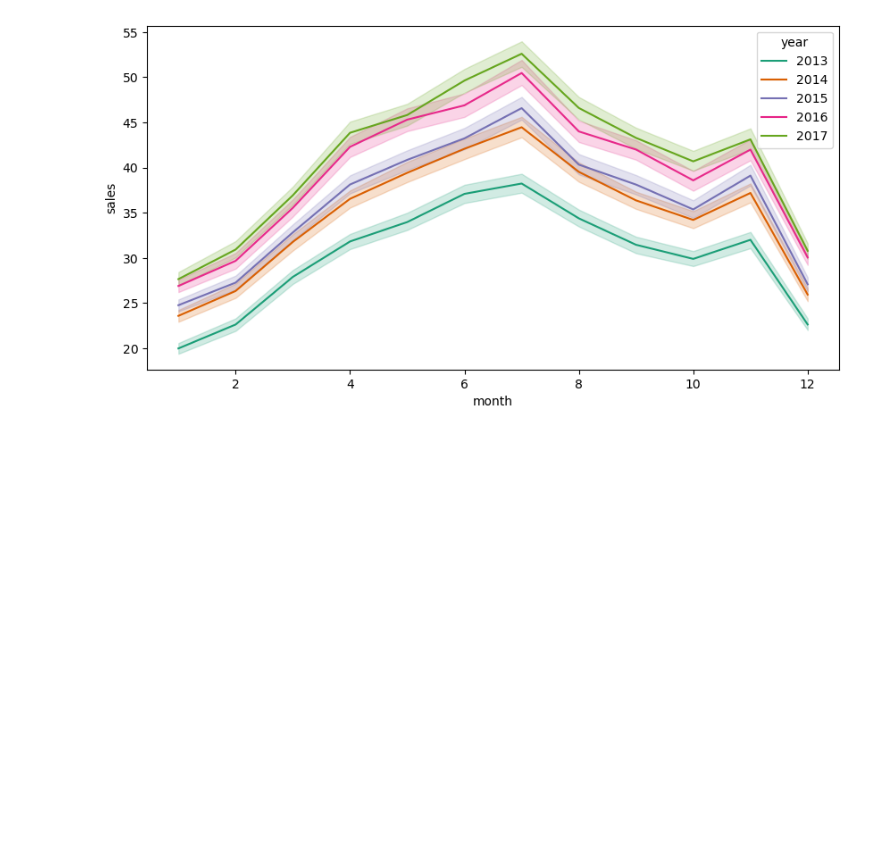
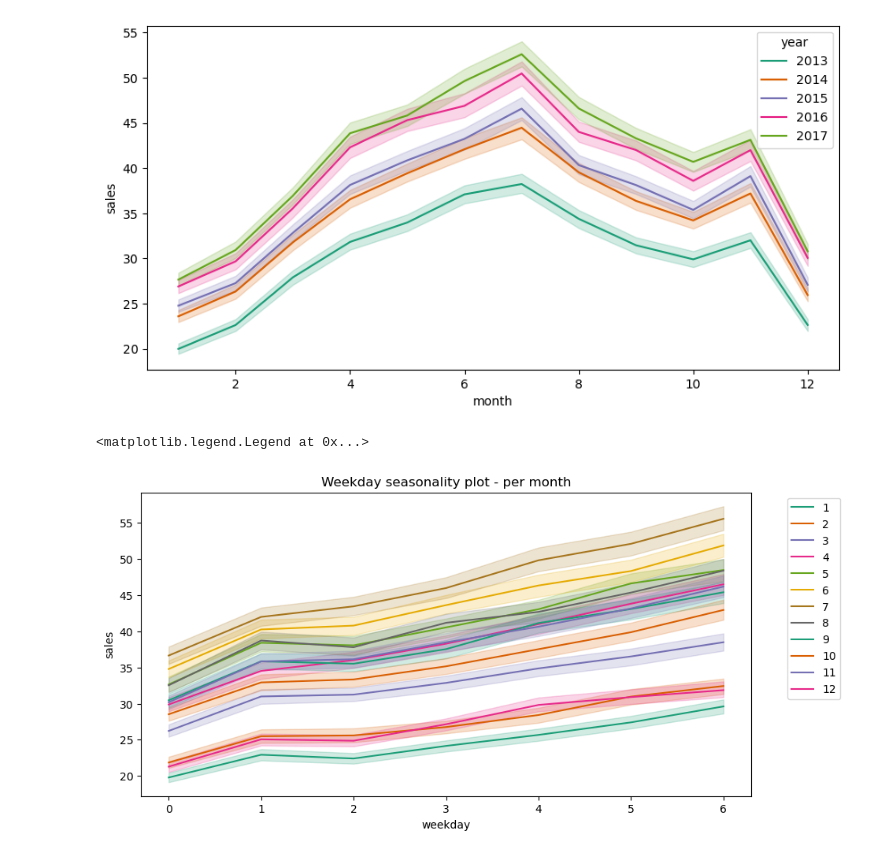
Before and after one commit to ARKA1112/Time_Series_R, a Jupyter notebook: Time_Series_w_Python.ipynb, the cells around one changed output. Cells and saved outputs as stored; diff of their text form; code cells hidden in the pictures; blank space fills up the shorter version.

```diff
--- a/Time_Series_w_Python.ipynb
+++ b/Time_Series_w_Python.ipynb
@@ -383,3 +395,22 @@ sns.lineplot(data=df_train_7, x='month', y='sales', hue='year', legend='full',pa
 # %% [output]
 <Axes: xlabel='month', ylabel='sales'>
 [figure]
+# %%
+#WEEKDAY seasonality plot
+
+sns.lineplot(data=df_train_7,
+             x = 'weekday',
+             y = 'sales',
+             hue='month',
+             legend='full',
+             palette='Dark2')
+
+# add title
+plt.title("Weekday seasonality plot - per month")
+
+
+# move the legend outside of the main figure
+plt.legend(bbox_to_anchor = (1.05, 1), loc=2)
+# %% [output]
+<matplotlib.legend.Legend at 0x...>
+[figure, added]
```
Also changed, not shown: parts of 16 cells of this notebook, 3 other files.
